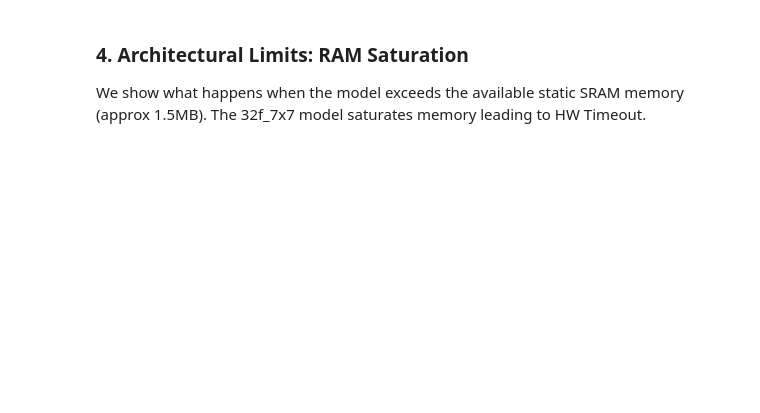
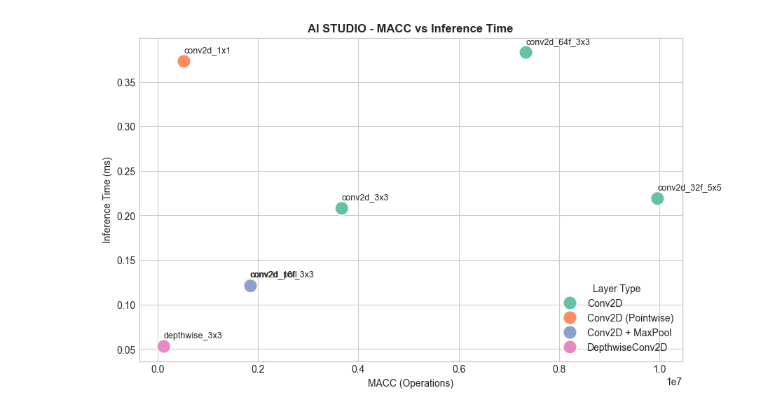
Before and after one commit to Magnus3327/stm32n6-edge-ai-benchmarks, a Jupyter notebook: Report/NPU_Performance_Analysis.ipynb, the cells around one changed output. Saved outputs shown, nothing was run; the diff lists cells and outputs as text; code cells hidden in the pictures; blank space fills up the shorter version.

```diff
--- a/Report/NPU_Performance_Analysis.ipynb
+++ b/Report/NPU_Performance_Analysis.ipynb
@@ -88,20 +140,19 @@ plt.show()
 # %%
-df_valid = df_base_aicore2.dropna(subset=['Inference Time (ms)'])
+# Compute Bound vs Memory Bound (AI Studio)
+df_valid = df_base_aistudio.dropna(subset=['Inference Time (ms)'])
 
 plt.figure(figsize=(10,6))
 sns.scatterplot(data=df_valid, x='MACC', y='Inference Time (ms)', hue='Layer Type', s=200, palette='Set2')
 
 for i in range(df_valid.shape[0]):
     plt.text(df_valid['MACC'].iloc[i], df_valid['Inference Time (ms)'].iloc[i] + 0.01,
              df_valid['Model Name'].iloc[i].replace('baseline_','').replace('_int8',''),
              fontsize=9)
 
-plt.title('MACC vs Inference Time', fontweight='bold')
+plt.title('AI STUDIO - MACC vs Inference Time', fontweight='bold')
 plt.xlabel('MACC (Operations)')
 plt.ylabel('Inference Time (ms)')
-
-plt.savefig(f'{PLOT_DIR}/3_macc_vs_latency.png', bbox_inches='tight')
+plt.savefig(f'{PLOT_DIR}/3_aistudio_macc_vs_latency.png', bbox_inches='tight')
 plt.show()
+# %% [output]
+[figure, added]
-# %% [markdown]
-### 4. Architectural Limits: RAM Saturation
-We show what happens when the model exceeds the available static SRAM memory (approx 1.5MB). The 32f_7x7 model saturates memory leading to HW Timeout.
```
Also changed, not shown: parts of 18 cells of this notebook, 10 other files.
